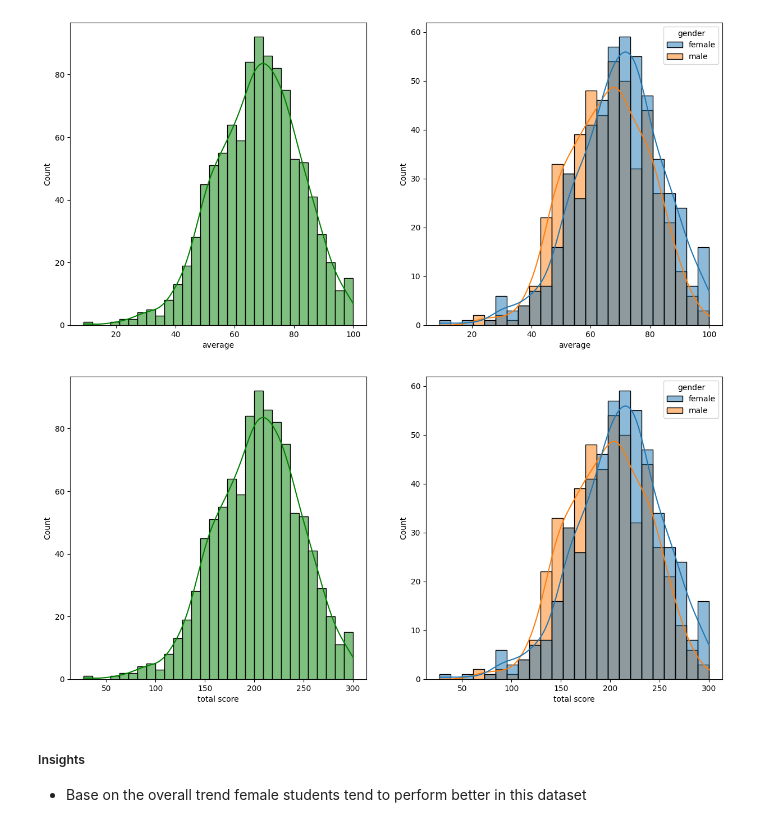
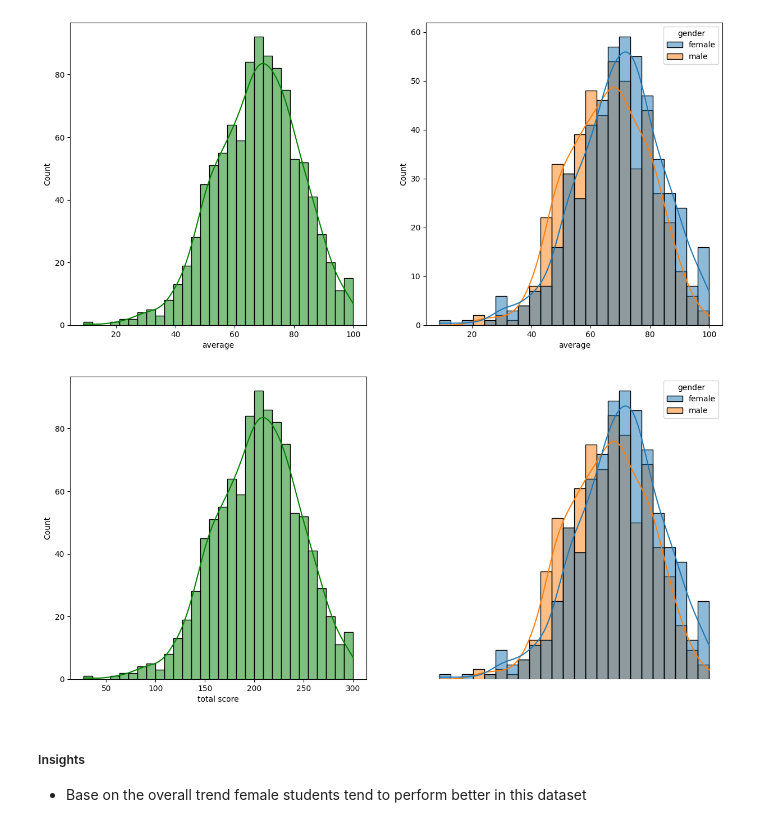
Before and after one commit to natek-1/basic_projects, a Jupyter notebook: notebooks/eda_student_performance.ipynb, the cells around one changed output. Drawn from its saved outputs; the diff is of its cells as text; code cells hidden in the pictures.

```diff
--- a/notebooks/eda_student_performance.ipynb
+++ b/notebooks/eda_student_performance.ipynb
@@ -268,12 +270,13 @@ plt.show()
 # %%
 fig, axs = plt.subplots(1, 2, figsize=(15,7))
 plt.subplot(121)
 sns.histplot(data=df, x='total score', bins=30, kde=True, color='g')
 plt.subplot(122)
 sns.histplot(data=df, x='total score', kde=True, hue='gender')
+plt.axis('off')
 plt.show()
 # %% [output]
-[figure, old version]
+[figure, new version]
 # %% [markdown]
 ##### Insights
 * Base on the overall trend female students tend to perform better in this dataset
```
Also changed, not shown: parts of 40 cells of this notebook.
